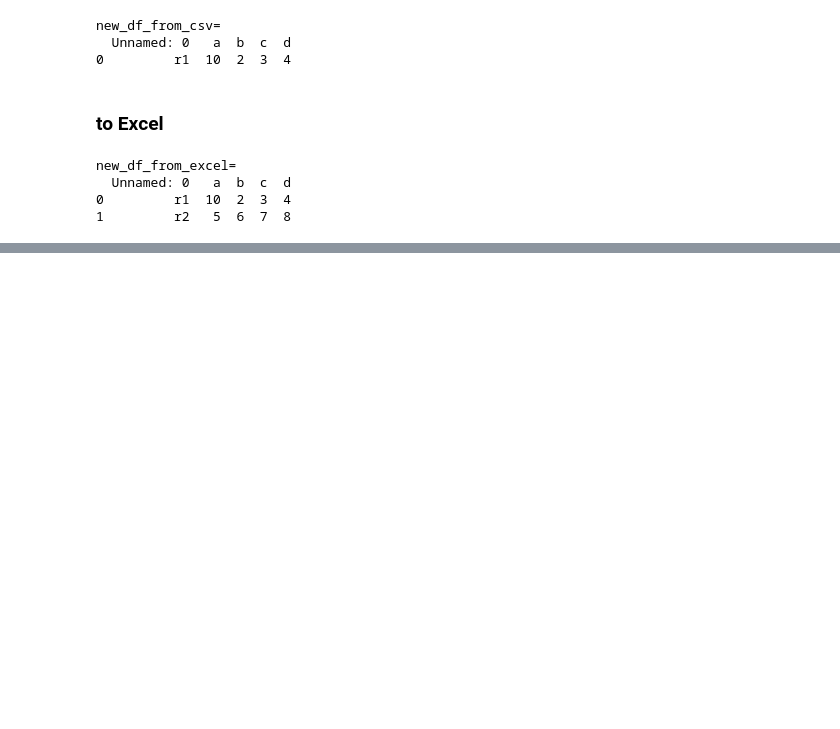
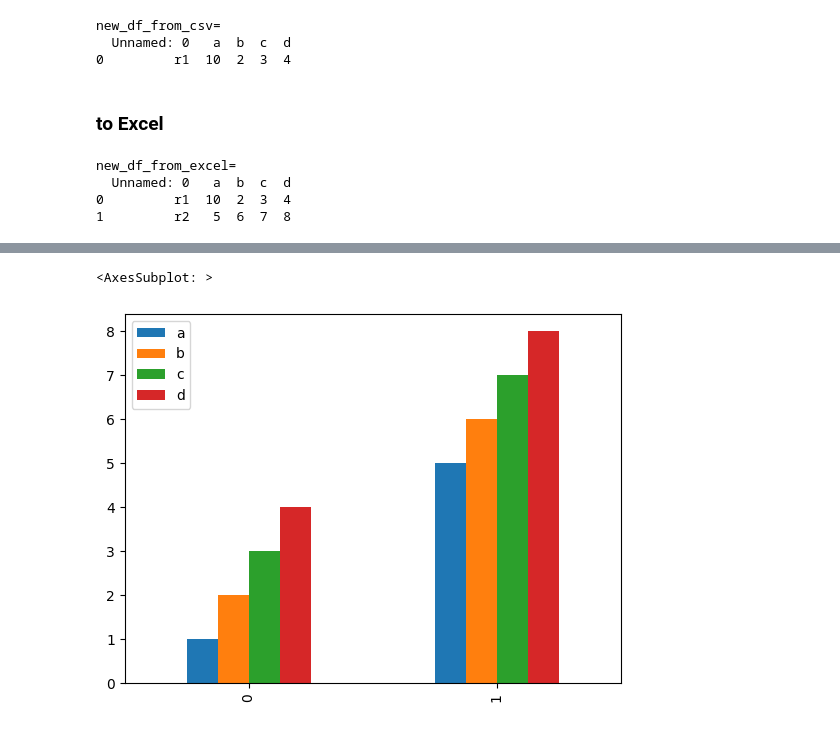
Before and after one commit to shaker113/pandas_summary, a Jupyter notebook: pandas.ipynb, the cells around one changed output, grey strips where cells are left out. Saved outputs shown, nothing was run; the diff lists cells and outputs as text; code cells hidden in the pictures; blank space fills up the shorter version.

```diff
--- a/pandas.ipynb
+++ b/pandas.ipynb
@@ -304,0 +312,5 @@ new_df_from_excel=
+# %%
+df4.plot.bar()
+# %% [output]
+<AxesSubplot: >
+[figure, added]
```
Also changed, not shown: parts of 7 cells of this notebook, 3 other files.
